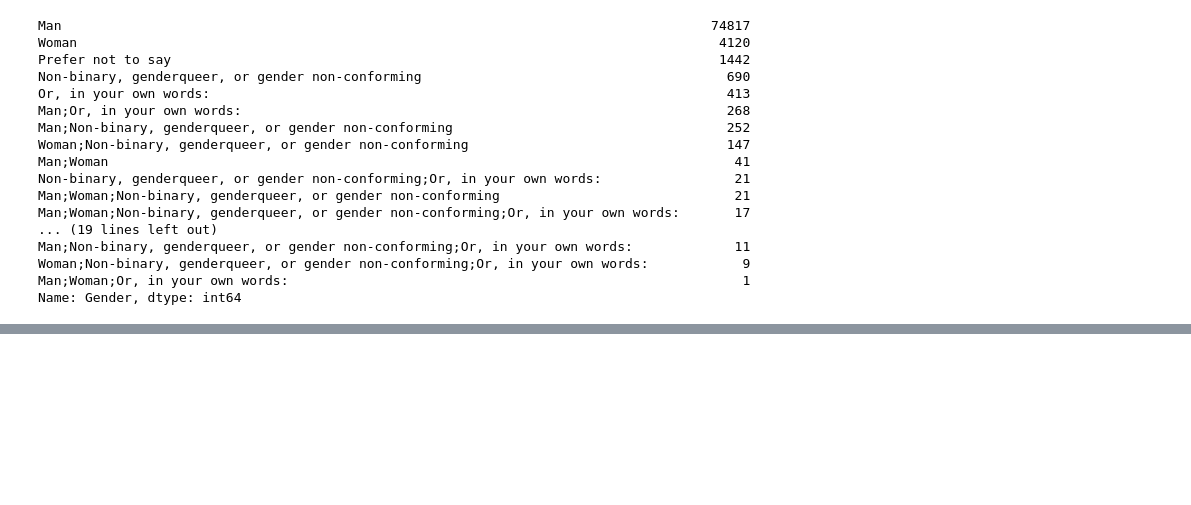
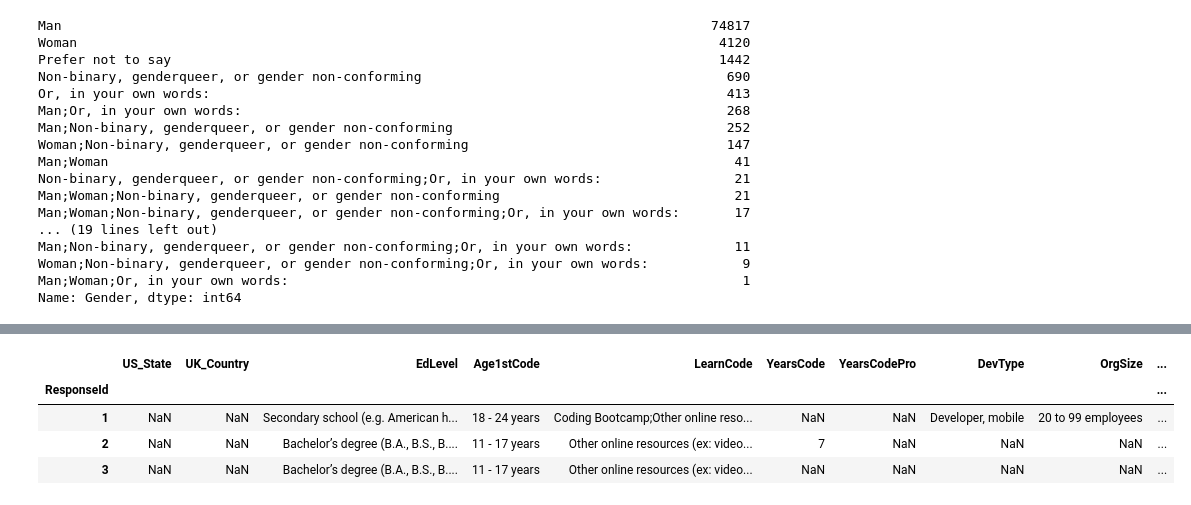
Before and after one commit to KekStroke/pandas-practice, a Jupyter notebook: Pandas Demo.ipynb, the cells around one changed output, grey strips where cells are left out. Drawn from its saved outputs; the diff is of its cells as text; code cells hidden in the pictures; blank space fills up the shorter version.

```diff
--- a/Pandas Demo.ipynb
+++ b/Pandas Demo.ipynb
@@ -441,0 +467,9 @@ Name: Gender, dtype: int64
+# %%
+# deleting columns
+df.drop(columns=['MainBranch', 'Employment', 'Country']).head(3)
+# %% [output]
+|  | US_State | UK_Country | EdLevel | Age1stCode | LearnCode | YearsCode | YearsCodePro | DevType | OrgSize | ... |
+| ResponseId |  |  |  |  |  |  |  |  |  | ... |
+| 1 | NaN | NaN | Secondary school (e.g. American h... | 18 - 24 years | Coding Bootcamp;Other online reso... | NaN | NaN | Developer, mobile | 20 to 99 employees | ... |
+| 2 | NaN | NaN | Bachelor’s degree (B.A., B.S., B.... | 11 - 17 years | Other online resources (ex: video... | 7 | NaN | NaN | NaN | ... |
+| 3 | NaN | NaN | Bachelor’s degree (B.A., B.S., B.... | 11 - 17 years | Other online resources (ex: video... | NaN | NaN | NaN | NaN | ... |
```
Also changed, not shown: parts of 6 cells of this notebook.
